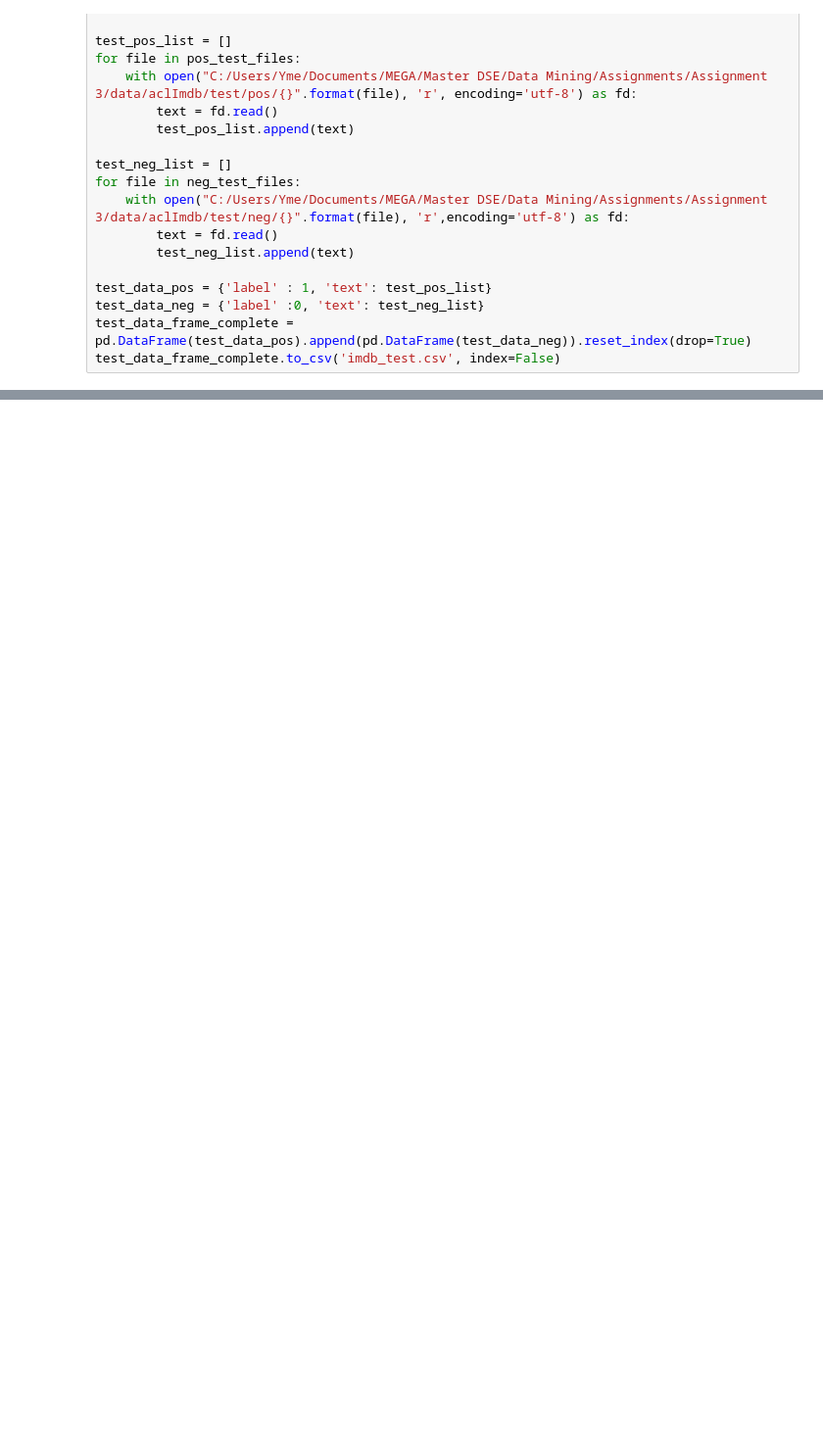
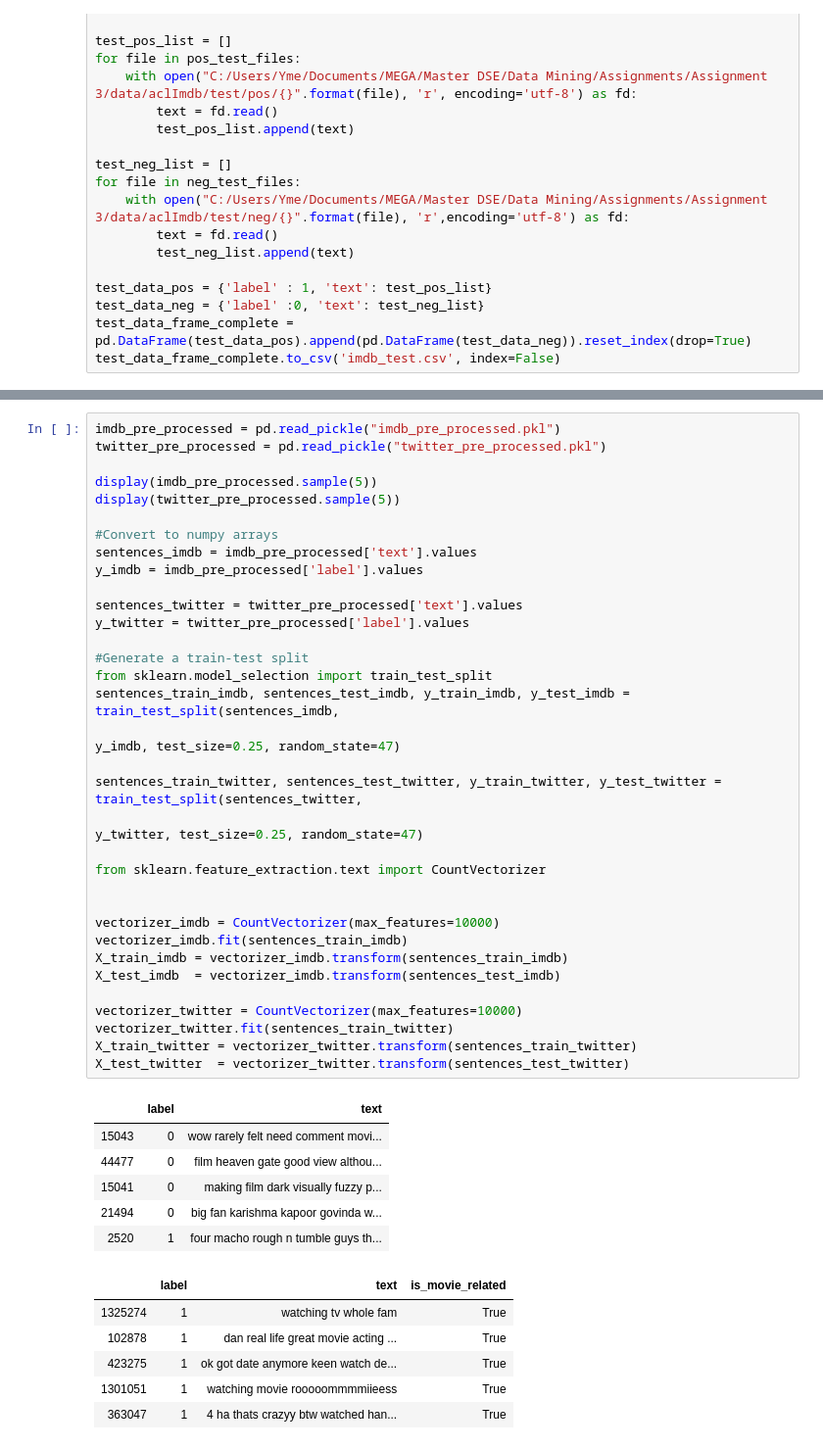
Before and after one commit to Psychotechnopath/Datamining_assignments, a Jupyter notebook: Assignment 3/Assignment 3.ipynb, the cells around one changed output, grey strips where cells are left out. Shown at 98% size. Saved outputs shown, nothing was run; the diff lists cells and outputs as text; blank space fills up the shorter version.

Commit message:
Committed two pickle files, latest version of A3 notebook

```diff
--- a/Assignment 3/Assignment 3.ipynb
+++ b/Assignment 3/Assignment 3.ipynb
@@ -205,0 +205,47 @@ for items in hoi:
+# %%
+imdb_pre_processed = pd.read_pickle("imdb_pre_processed.pkl")
+twitter_pre_processed = pd.read_pickle("twitter_pre_processed.pkl")
+
+display(imdb_pre_processed.sample(5))
+display(twitter_pre_processed.sample(5))
+
+#Convert to numpy arrays
+sentences_imdb = imdb_pre_processed['text'].values
+y_imdb = imdb_pre_processed['label'].values
+
+sentences_twitter = twitter_pre_processed['text'].values
+y_twitter = twitter_pre_processed['label'].values
+
+#Generate a train-test split
+from sklearn.model_selection import train_test_split
+sentences_train_imdb, sentences_test_imdb, y_train_imdb, y_test_imdb = train_test_split(sentences_imdb,
+                                                                                        y_imdb, test_size=0.25, random_state=47)
+
+sentences_train_twitter, sentences_test_twitter, y_train_twitter, y_test_twitter = train_test_split(sentences_twitter,
+                                                                                        y_twitter, test_size=0.25, random_state=47)
+
+from sklearn.feature_extraction.text import CountVectorizer
+
+
+vectorizer_imdb = CountVectorizer(max_features=10000)
+vectorizer_imdb.fit(sentences_train_imdb)
+X_train_imdb = vectorizer_imdb.transform(sentences_train_imdb)
+X_test_imdb  = vectorizer_imdb.transform(sentences_test_imdb)
+
+vectorizer_twitter = CountVectorizer(max_features=10000)
+vectorizer_twitter.fit(sentences_train_twitter)
+X_train_twitter = vectorizer_twitter.transform(sentences_train_twitter)
+X_test_twitter  = vectorizer_twitter.transform(sentences_test_twitter)
+# %% [output]
+|  | label | text |
+| 15043 | 0 | wow rarely felt need comment movi... |
+| 44477 | 0 | film heaven gate good view althou... |
+| 15041 | 0 | making film dark visually fuzzy p... |
+| 21494 | 0 | big fan karishma kapoor govinda w... |
+| 2520 | 1 | four macho rough n tumble guys th... |
+|  | label | text | is_movie_related |
+| 1325274 | 1 | watching tv whole fam | True |
+| 102878 | 1 | dan real life great movie acting ... | True |
+| 423275 | 1 | ok got date anymore keen watch de... | True |
+| 1301051 | 1 | watching movie rooooommmmiieess | True |
+| 363047 | 1 | 4 ha thats crazyy btw watched han... | True |
```
Also changed, not shown: parts of 16 cells of this notebook.
